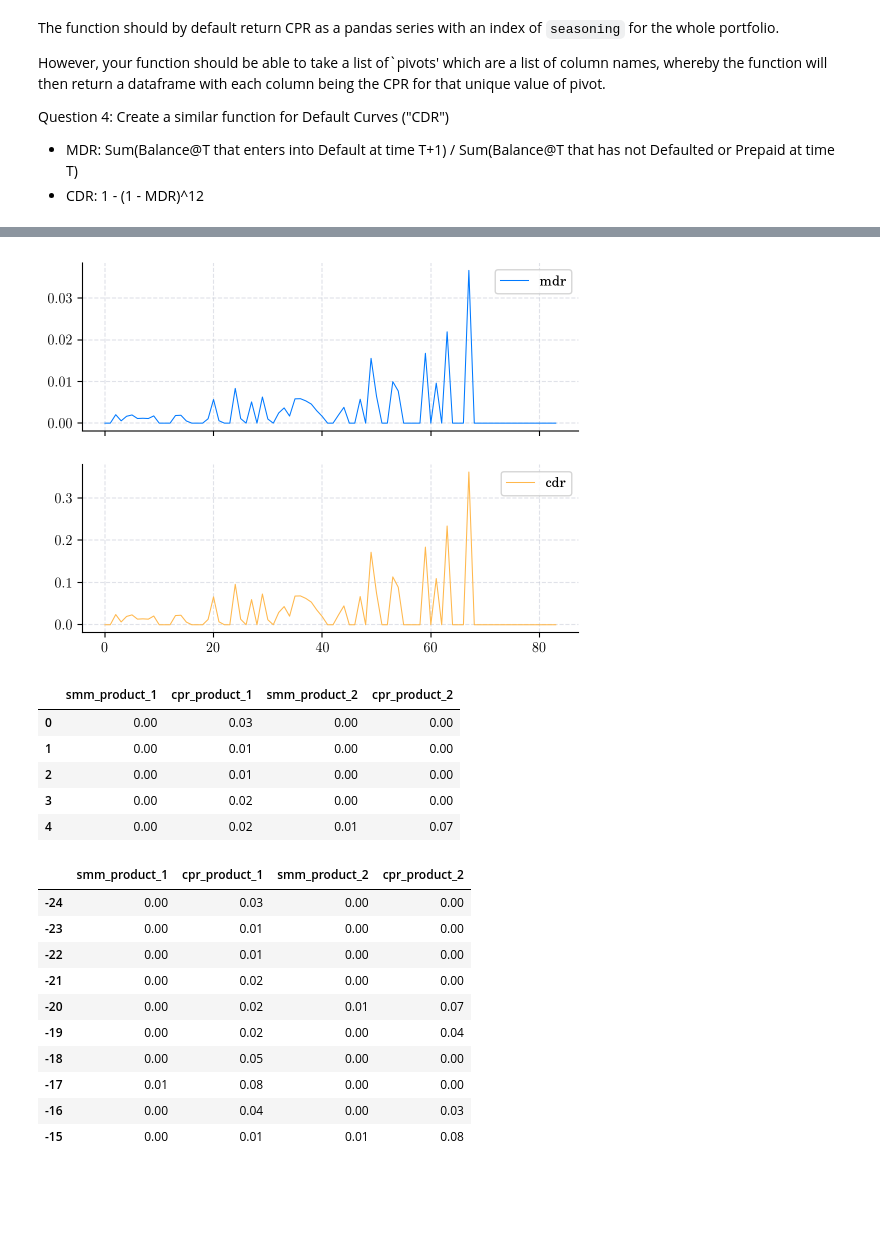
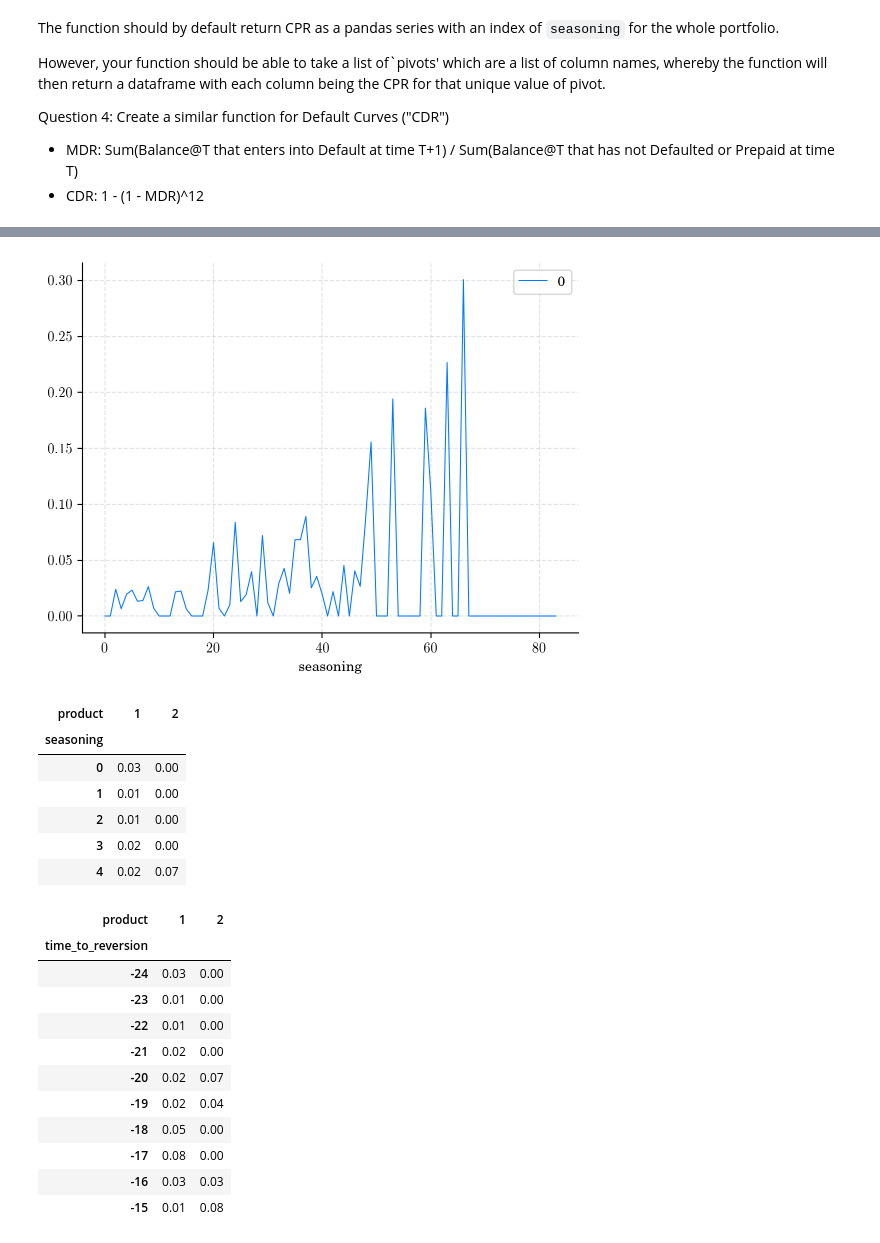
Before and after one commit to quantgirluk/loans_case_study, a Jupyter notebook: exploratory_notebooks/question_03_04.ipynb, the cells around one changed output, grey strips where cells are left out. Cells and saved outputs as stored; diff of their text form; code cells hidden in the pictures; blank space fills up the shorter version.

```diff
--- a/exploratory_notebooks/question_03_04.ipynb
+++ b/exploratory_notebooks/question_03_04.ipynb
@@ -72,33 +71,35 @@ CDR.head()
 # %%
-CDR.plot(subplots=True)
+pd.DataFrame(CDR).plot(subplots=True)
 plt.show()
 # %% [output]
-[figure, old version]
+[figure, new version]
 # %%
-CPR_by_product = portfolio.construct_portfolio_cpr(pivots=['product'])
+CPR_by_product = portfolio.construct_portfolio_cpr(pivots=['seasoning', 'product'])
 CPR_by_product.head()
 # %% [output]
-|  | smm_product_1 | cpr_product_1 | smm_product_2 | cpr_product_2 |
-| 0 | 0.00 | 0.03 | 0.00 | 0.00 |
-| 1 | 0.00 | 0.01 | 0.00 | 0.00 |
-| 2 | 0.00 | 0.01 | 0.00 | 0.00 |
-| 3 | 0.00 | 0.02 | 0.00 | 0.00 |
-| 4 | 0.00 | 0.02 | 0.01 | 0.07 |
+| product | 1 | 2 |
+| seasoning |  |  |
+| 0 | 0.03 | 0.00 |
+| 1 | 0.01 | 0.00 |
+| 2 | 0.01 | 0.00 |
+| 3 | 0.02 | 0.00 |
+| 4 | 0.02 | 0.07 |
 # %%
-CPR_by_product = portfolio.construct_portfolio_cpr(index='time_to_reversion', pivots=['product'])
+CPR_by_product = portfolio.construct_portfolio_cpr(pivots=['time_to_reversion', 'product'])
 CPR_by_product.head(10)
 # %% [output]
-|  | smm_product_1 | cpr_product_1 | smm_product_2 | cpr_product_2 |
-| -24 | 0.00 | 0.03 | 0.00 | 0.00 |
-| -23 | 0.00 | 0.01 | 0.00 | 0.00 |
-| -22 | 0.00 | 0.01 | 0.00 | 0.00 |
-| -21 | 0.00 | 0.02 | 0.00 | 0.00 |
-| -20 | 0.00 | 0.02 | 0.01 | 0.07 |
-| -19 | 0.00 | 0.02 | 0.00 | 0.04 |
-| -18 | 0.00 | 0.05 | 0.00 | 0.00 |
-| -17 | 0.01 | 0.08 | 0.00 | 0.00 |
-| -16 | 0.00 | 0.04 | 0.00 | 0.03 |
-| -15 | 0.00 | 0.01 | 0.01 | 0.08 |
+| product | 1 | 2 |
+| time_to_reversion |  |  |
+| -24 | 0.03 | 0.00 |
+| -23 | 0.01 | 0.00 |
+| -22 | 0.01 | 0.00 |
+| -21 | 0.02 | 0.00 |
+| -20 | 0.02 | 0.07 |
+| -19 | 0.02 | 0.04 |
+| -18 | 0.05 | 0.00 |
+| -17 | 0.08 | 0.00 |
+| -16 | 0.03 | 0.03 |
+| -15 | 0.01 | 0.08 |
 # %%
 CPR_by_product.plot(subplots=True)
 plt.show()
```
Also changed, not shown: parts of 6 cells of this notebook, 16 other files.
